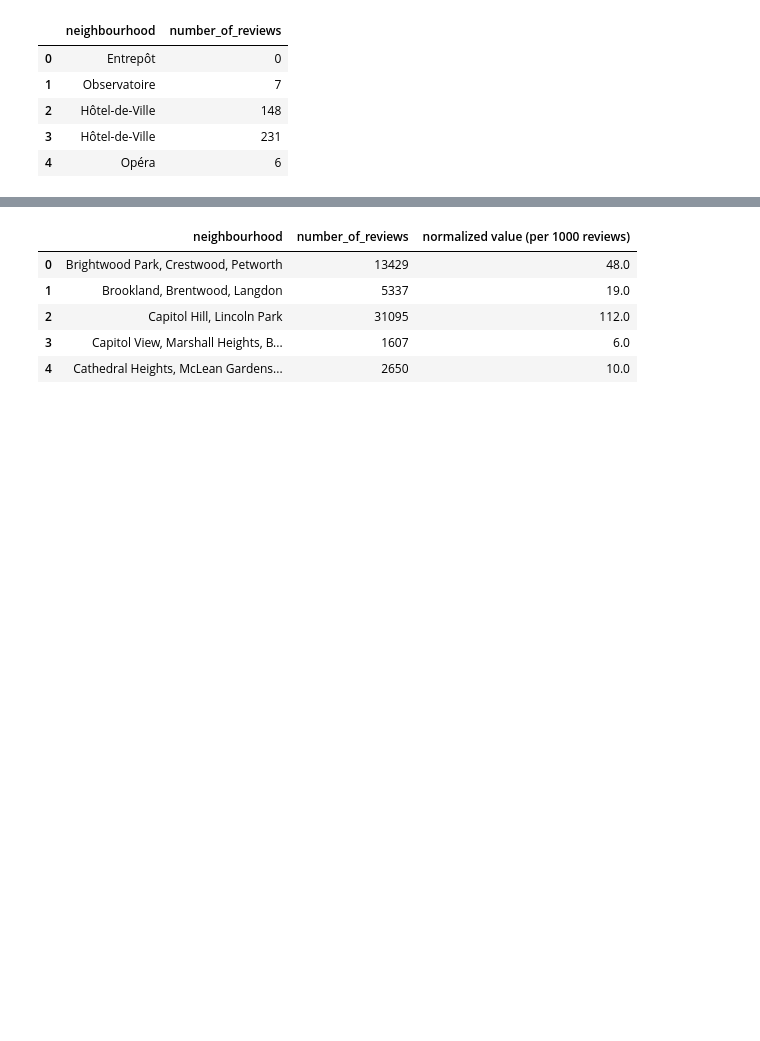
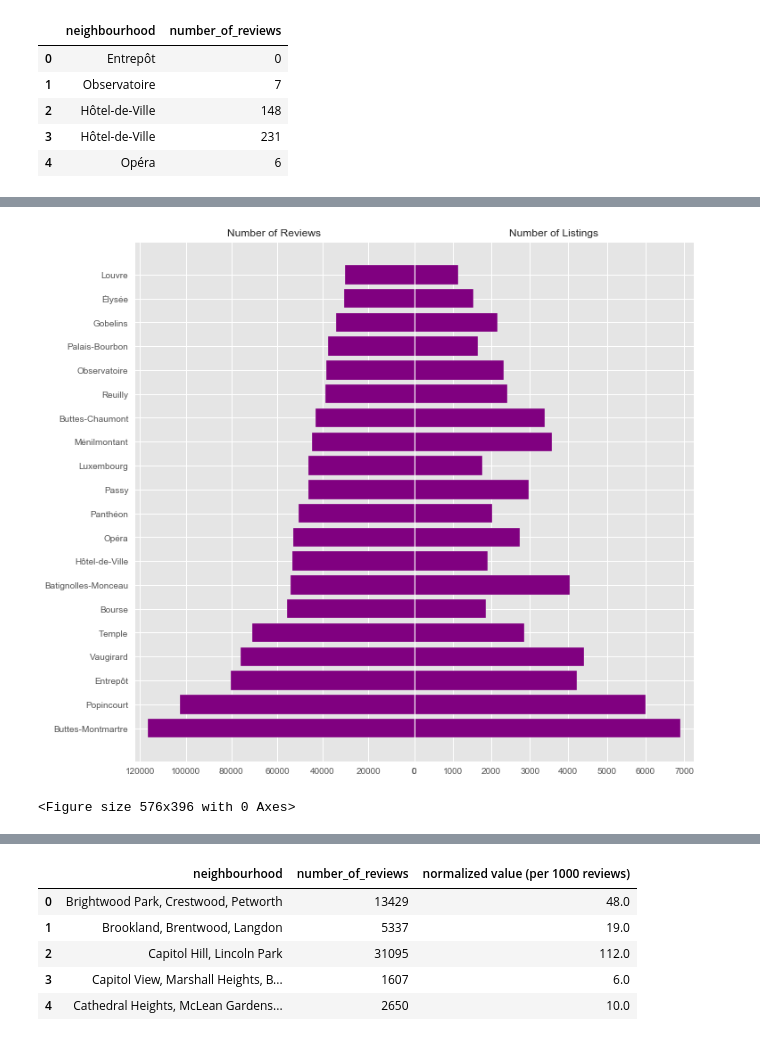
Before and after one commit to tiwaab-zz/airbnb-neighbourhoods, a Jupyter notebook: airbnb_analysis.ipynb, the cells around one changed output, grey strips where cells are left out. Cells and saved outputs as stored; diff of their text form; code cells hidden in the pictures; blank space fills up the shorter version.

```diff
--- a/airbnb_analysis.ipynb
+++ b/airbnb_analysis.ipynb
@@ -15,3 +15,7 @@ df.head()
 | 2 | 5396 | Explore the heart of old Paris | 7903 | Borzou | NaN | Hôtel-de-Ville | 48.851001 | 2.358690 | ... |
 | 3 | 7397 | MARAIS - 2ROOMS APT - 2/4 PEOPLE | 2626 | Franck | NaN | Hôtel-de-Ville | 48.857576 | 2.352751 | ... |
 | 4 | 7964 | Large & sunny flat with balcony ! | 22155 | Anaïs | NaN | Opéra | 48.874642 | 2.343411 | ... |
+# %%
+listings = pd.DataFrame(df.neighbourhood.value_counts())
+listings.reset_index(inplace=True)
+listings.head()
@@ -17,0 +29,4 @@ df.head()
+# %%
+listings.neighbourhood = listings.neighbourhood.astype('object')
+listings.rename(columns={'index':'neighbourhood', 'neighbourhood':'no_of_listings'}, inplace=True)
+listings.head()
@@ -39,0 +82,3 @@ df.head()
+# %%
+df= pd.merge(df, listings, on='neighbourhood')
+df
@@ -39,0 +103,25 @@ df.head()
+# %%
+y = df["neighbourhood"]
+x1 = range(20)
+x2 = range(0, 200, 10)
+
+fig, axes = plt.subplots(ncols=2, sharey=True)
+
+axes[0].barh(y, df["number_of_reviews"], align='center', color="purple")
+axes[0].set(title='Number of Reviews')
+axes[1].barh(y, df["no_of_listings"], align='center', color="purple")
+axes[1].set(title='Number of Listings')
+
+axes[0].invert_xaxis()
+axes[0].set(yticks=y)
+
+
+fig.subplots_adjust(wspace=0)
+
+fig.set_size_inches(10,10)
+plt.style.use('seaborn-notebook')
+plt.show()
+plt.savefig("reviewsvlistings.png")
+# %% [output]
+[figure, added]
+<Figure size 576x396 with 0 Axes>
```
Also changed, not shown: parts of 6 cells of this notebook, 2 other files.
